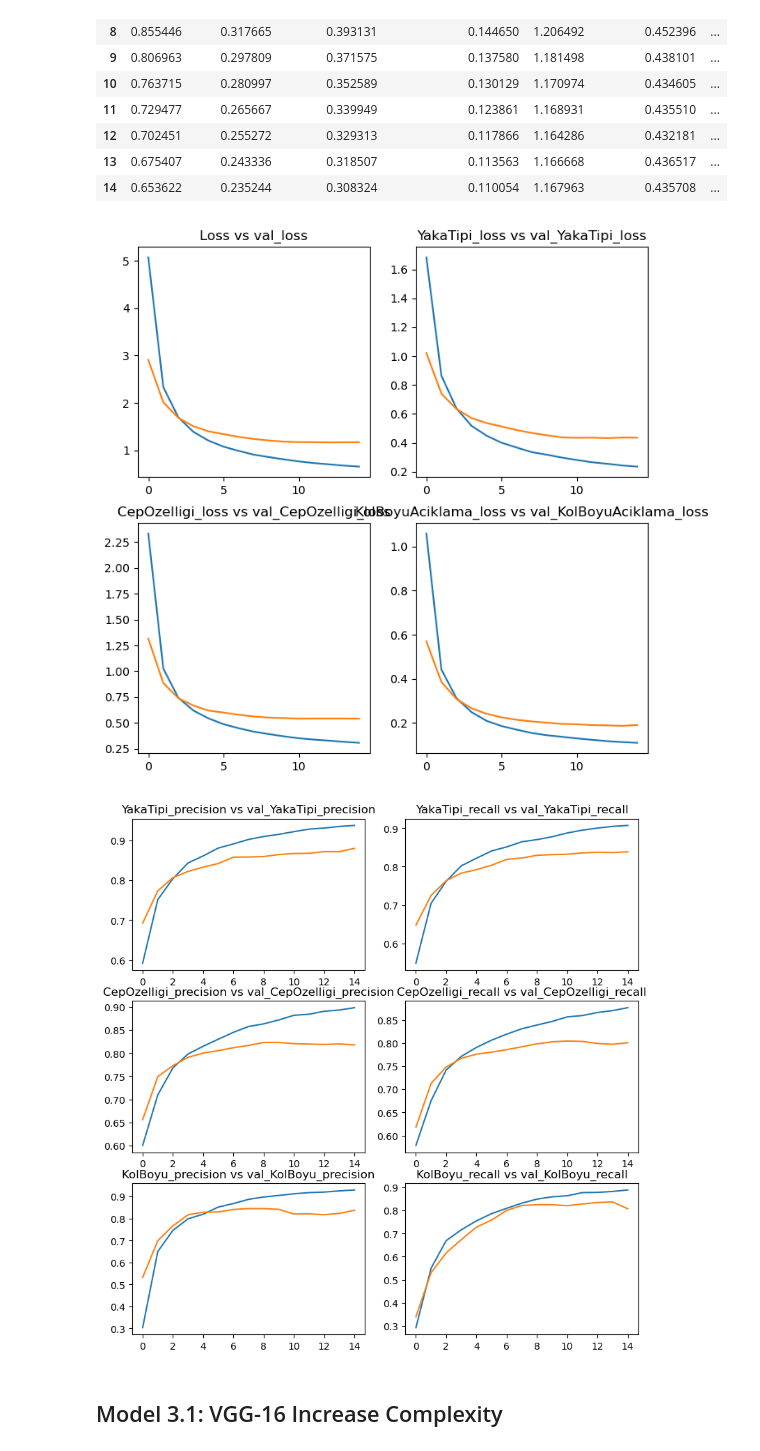
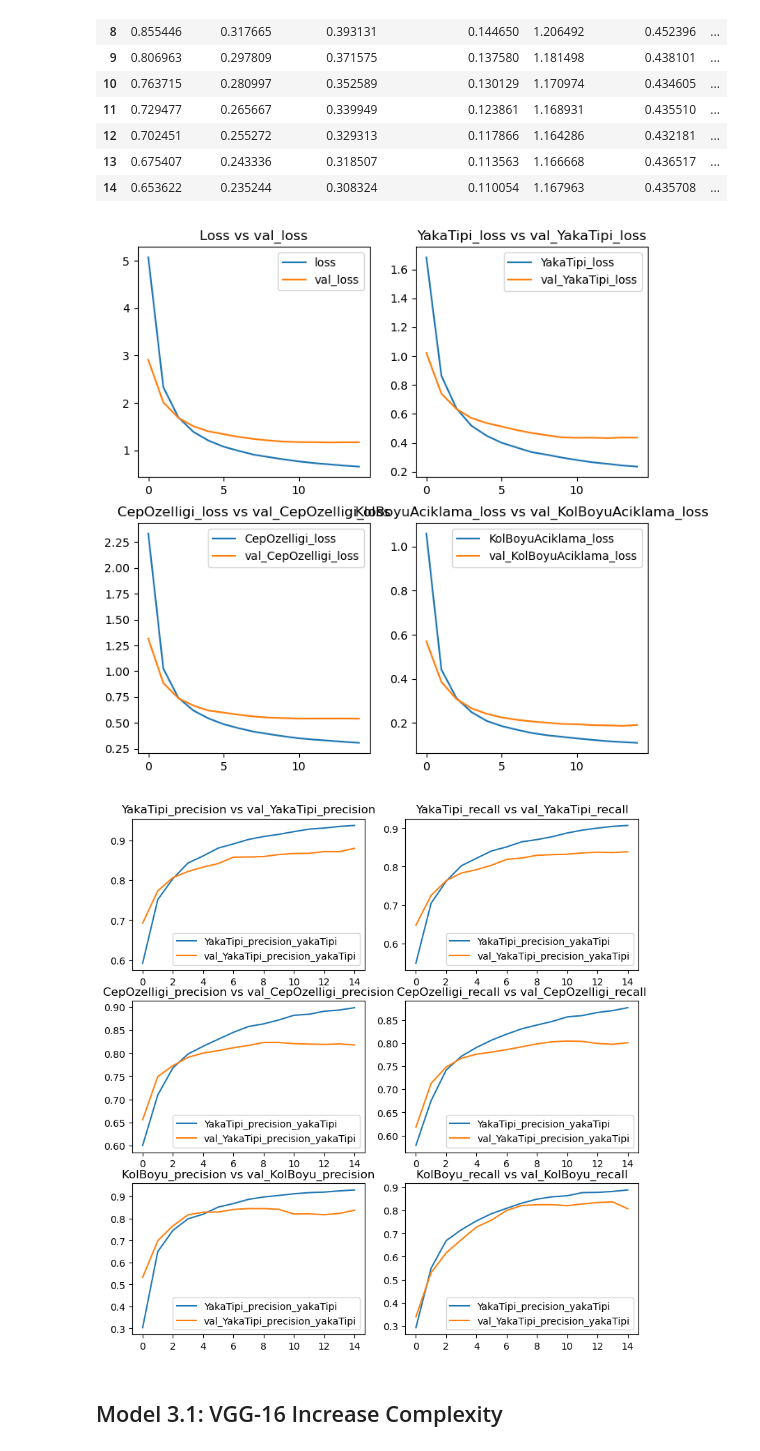
Before and after one commit to melihkacaman/neckline_classifier_Aydinli, a Jupyter notebook: notebooks/04 Range3 Data Model Creation and Data Prep.ipynb, the cells around one changed output. Saved outputs shown, nothing was run; the diff lists cells and outputs as text; code cells hidden in the pictures.

```diff
--- a/notebooks/04 Range3 Data Model Creation and Data Prep.ipynb
+++ b/notebooks/04 Range3 Data Model Creation and Data Prep.ipynb
@@ -1167,49 +1167,59 @@ def eval_mult_loss(history):
 
     axis[0,0].set_title("Loss vs val_loss")
     axis[0,0].plot(pd.DataFrame(history)[["loss", "val_loss"]])
+    axis[0,0].legend(["loss", "val_loss"])
 
     axis[0,1].set_title("YakaTipi_loss vs val_YakaTipi_loss")
     axis[0,1].plot(pd.DataFrame(history)[["YakaTipi_loss", "val_YakaTipi_loss"]])
+    axis[0,1].legend(["YakaTipi_loss", "val_YakaTipi_loss"])
 
     axis[1,0].set_title("CepOzelligi_loss vs val_CepOzelligi_loss")
     axis[1,0].plot(pd.DataFrame(history)[["CepOzelligi_loss", "val_CepOzelligi_loss"]])
+    axis[1,0].legend(["CepOzelligi_loss", "val_CepOzelligi_loss"])
 
     axis[1,1].set_title("KolBoyuAciklama_loss vs val_KolBoyuAciklama_loss")
     axis[1,1].plot(pd.DataFrame(history)[["KolBoyuAciklama_loss", "val_KolBoyuAciklama_loss"]])
+    axis[1,1].legend(["KolBoyuAciklama_loss", "val_KolBoyuAciklama_loss"])
 
     plt.show()
 
 eval_mult_loss(model_3_history.history)
 # %% [output]
-[figure, old version]
+[figure, new version]
 # %%
 def eval_mult_precisionRecall(history):
     figure, axis = plt.subplots(3, 2, figsize=(8,8))
     figure.tight_layout()
     axis[0,0].set_title("YakaTipi_precision vs val_YakaTipi_precision")
     axis[0,0].plot(pd.DataFrame(history)[["YakaTipi_precision_yakaTipi", "val_YakaTipi_precision_yakaTipi"]])
+    axis[0,0].legend(["YakaTipi_precision_yakaTipi", "val_YakaTipi_precision_yakaTipi"])
 
     axis[0,1].set_title("YakaTipi_recall vs val_YakaTipi_recall")
     axis[0,1].plot(pd.DataFrame(history)[["YakaTipi_recall_yakaTipi", 'val_YakaTipi_recall_yakaTipi']])
+    axis[0,1].legend(["YakaTipi_precision_yakaTipi", "val_YakaTipi_precision_yakaTipi"])
 
     axis[1,0].set_title("CepOzelligi_precision vs val_CepOzelligi_precision")
     axis[1,0].plot(pd.DataFrame(history)[['CepOzelligi_precision_cep', 'val_CepOzelligi_precision_cep']])
+    axis[1,0].legend(["YakaTipi_precision_yakaTipi", "val_YakaTipi_precision_yakaTipi"])
 
     axis[1,1].set_title("CepOzelligi_recall vs val_CepOzelligi_recall")
     axis[1,1].plot(pd.DataFrame(history)[['CepOzelligi_recall_cep', 'val_CepOzelligi_recall_cep']])
+    axis[1,1].legend(["YakaTipi_precision_yakaTipi", "val_YakaTipi_precision_yakaTipi"])
 
     axis[2,0].set_title("KolBoyu_precision vs val_KolBoyu_precision")
     axis[2,0].plot(pd.DataFrame(history)[['KolBoyuAciklama_precision_kol', 'val_KolBoyuAciklama_precision_kol']])
+    axis[2,0].legend(["YakaTipi_precision_yakaTipi", "val_YakaTipi_precision_yakaTipi"])
 
     axis[2,1].set_title("KolBoyu_recall vs val_KolBoyu_recall")
     axis[2,1].plot(pd.DataFrame(history)[['KolBoyuAciklama_recall_kol', 'val_KolBoyuAciklama_recall_kol']])
+    axis[2,1].legend(["YakaTipi_precision_yakaTipi", "val_YakaTipi_precision_yakaTipi"])
 
 
     plt.show()
 
 eval_mult_precisionRecall(model_3_history.history)
 # %% [output]
-[figure, old version]
+[figure, new version]
 # %% [markdown]
 ## Model 3.1: VGG-16 Increase Complexity
 # %%
```
Also changed, not shown: parts of 7 cells of this notebook.
